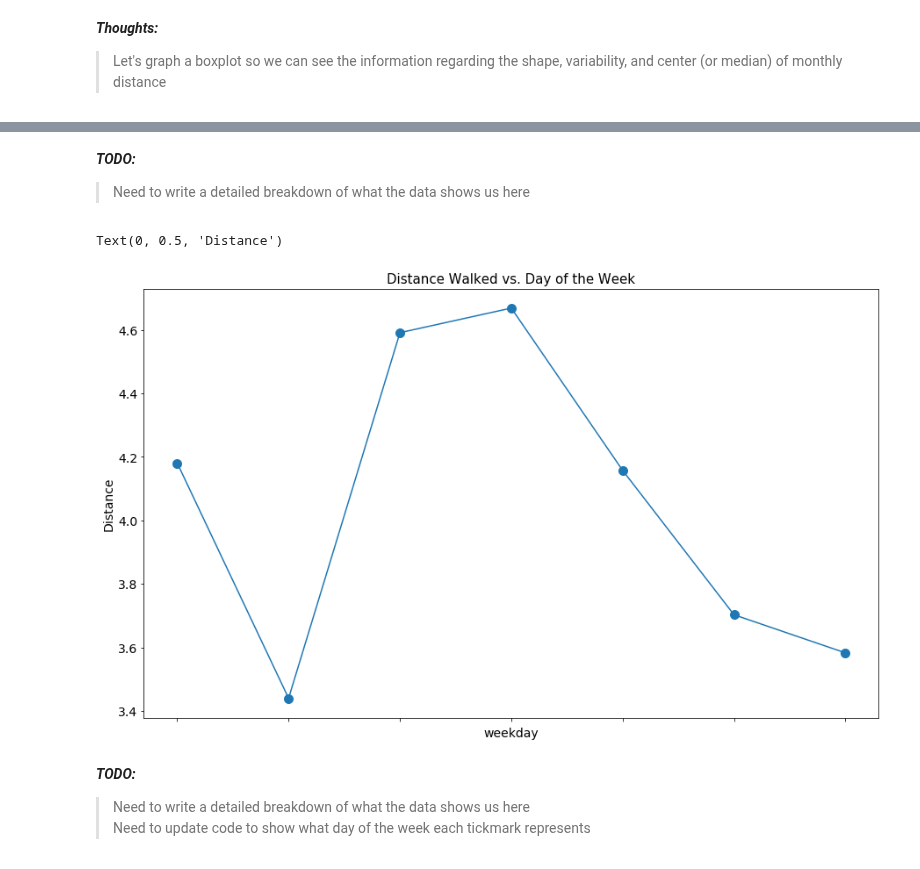
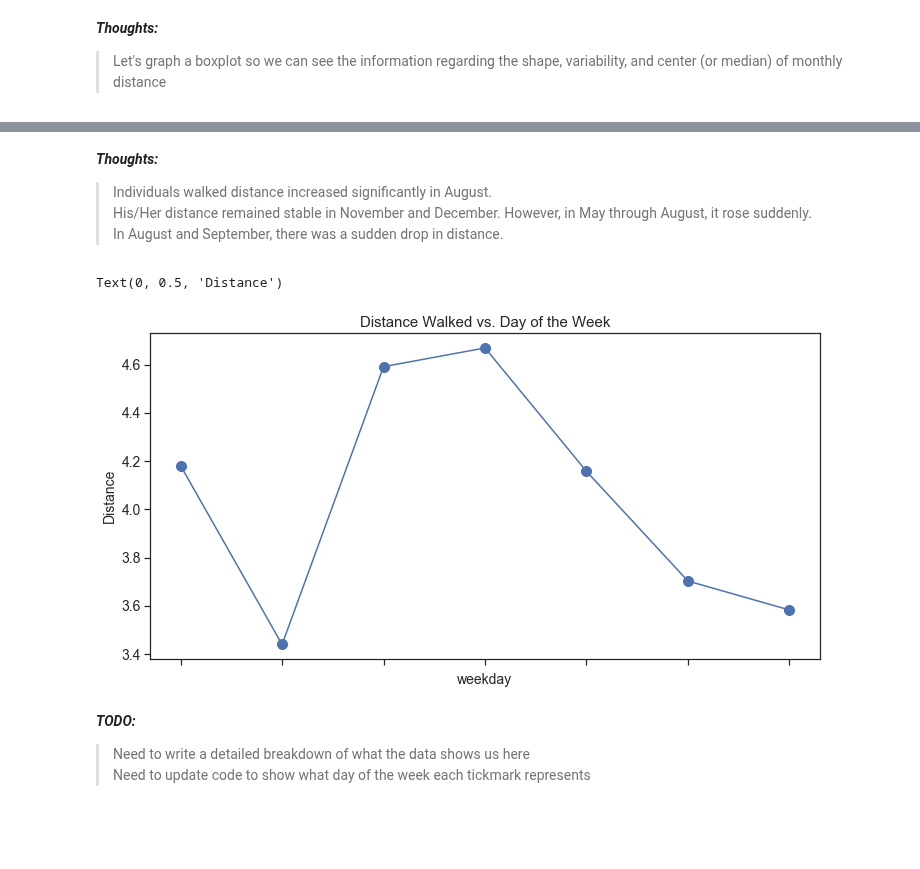
Before and after one commit to time-series-101-eric-norrick/tsa-fitbit, a Jupyter notebook: TimeSeries_Project.ipynb, the cells around one changed output, grey strips where cells are left out. Saved outputs shown, nothing was run; the diff lists cells and outputs as text; code cells hidden in the pictures; blank space fills up the shorter version.

Commit message:
added a few descriptions and thoughts

```diff
--- a/TimeSeries_Project.ipynb
+++ b/TimeSeries_Project.ipynb
@@ -328,28 +329,30 @@ Text(0.5, 0, 'Month')
-# %% [markdown]
-**_TODO:_**
-> Need to write a detailed breakdown of what the data shows us here
+# %% [markdown]
+**_Thoughts:_**
+> Individuals walked distance increased significantly in August.
+> His/Her distance remained stable in November and December. However, in May through August, it rose suddenly.
+> In August and September, there was a sudden drop in distance.
 # %%
-fig = plt.figure(figsize = (15,9))
+fig = plt.figure(figsize = (12,6))
 
 ax = fig.add_subplot(111)
 DOWdf = df.groupby(by='weekday').mean()
 meanDOW = DOWdf['distance']
 meanDOW.plot(linestyle='-', marker='o', markersize=10)
 
 ax.get_xaxis().tick_bottom()
 ax.get_yaxis().tick_left()
 
 plt.xticks(fontsize=10)
 plt.yticks(fontsize=14)
 
 plt.title('Distance Walked vs. Day of the Week', fontsize=15)
 plt.xlabel('Weekday', fontsize=14)
 plt.xlabel('Day of the Week')
 plt.xlabel(meanDOW.index.name, fontsize=14)
 plt.ylabel('Distance', fontsize=14)
 # %% [output]
 Text(0, 0.5, 'Distance')
-[figure, old version]
+[figure, new version]
 # %% [markdown]
 **_TODO:_**
 > Need to write a detailed breakdown of what the data shows us here
```
Also changed, not shown: parts of 13 cells of this notebook.
